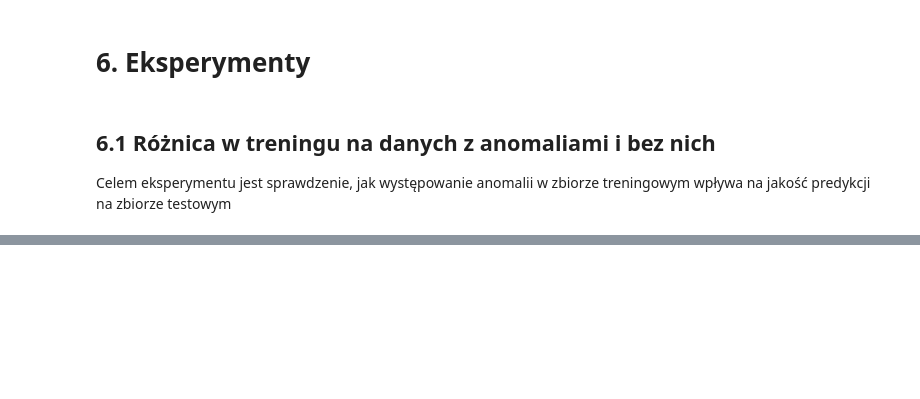
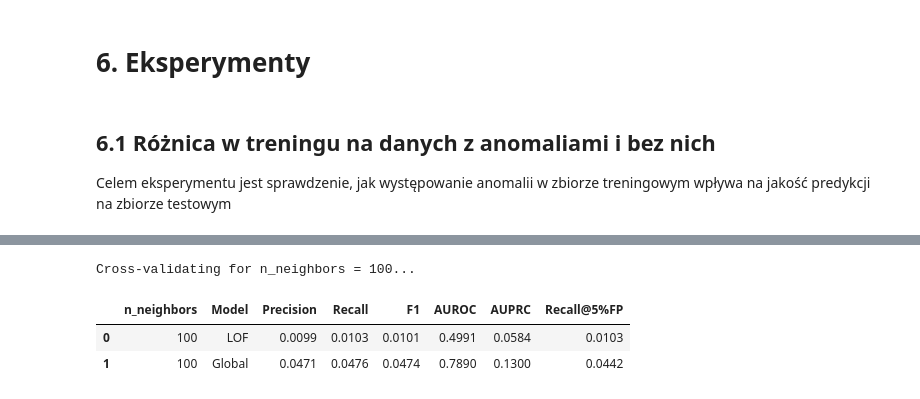
Before and after one commit to Newtoneiro/ZUM-detekcja-anomalii, a Jupyter notebook: main.ipynb, the cells around one changed output, grey strips where cells are left out. Drawn from its saved outputs; the diff is of its cells as text; code cells hidden in the pictures; blank space fills up the shorter version.

```diff
--- a/main.ipynb
+++ b/main.ipynb
@@ -736,0 +797,22 @@ cv_df_clean_creditcard = cross_validate_neighbors(
+# %%
+DATASET_NAME = 'donor'
+# %%
+X, y = preprocess_data(load_data(DATASET_NAME), DATASET_NAME, return_unsplit=True)
+X, y = sample_subset(X, y, 10_000)
+
+cv_df_donor_gower = cross_validate_neighbors(
+    X=X,
+    y=y,
+    neighbor_values=[5, 10, 100],
+    n_splits=5,
+    clean_train_data=False,
+    metric='gower'
+)
+# %% [output]
+Cross-validating for n_neighbors = 100...
+# %%
+display(cv_df_donor_gower.round(4))
+# %% [output]
+|  | n_neighbors | Model | Precision | Recall | F1 | AUROC | AUPRC | Recall@5%FP |
+| 0 | 100 | LOF | 0.0099 | 0.0103 | 0.0101 | 0.4991 | 0.0584 | 0.0103 |
+| 1 | 100 | Global | 0.0471 | 0.0476 | 0.0474 | 0.7890 | 0.1300 | 0.0442 |
```
Also changed, not shown: parts of 14 cells of this notebook.
